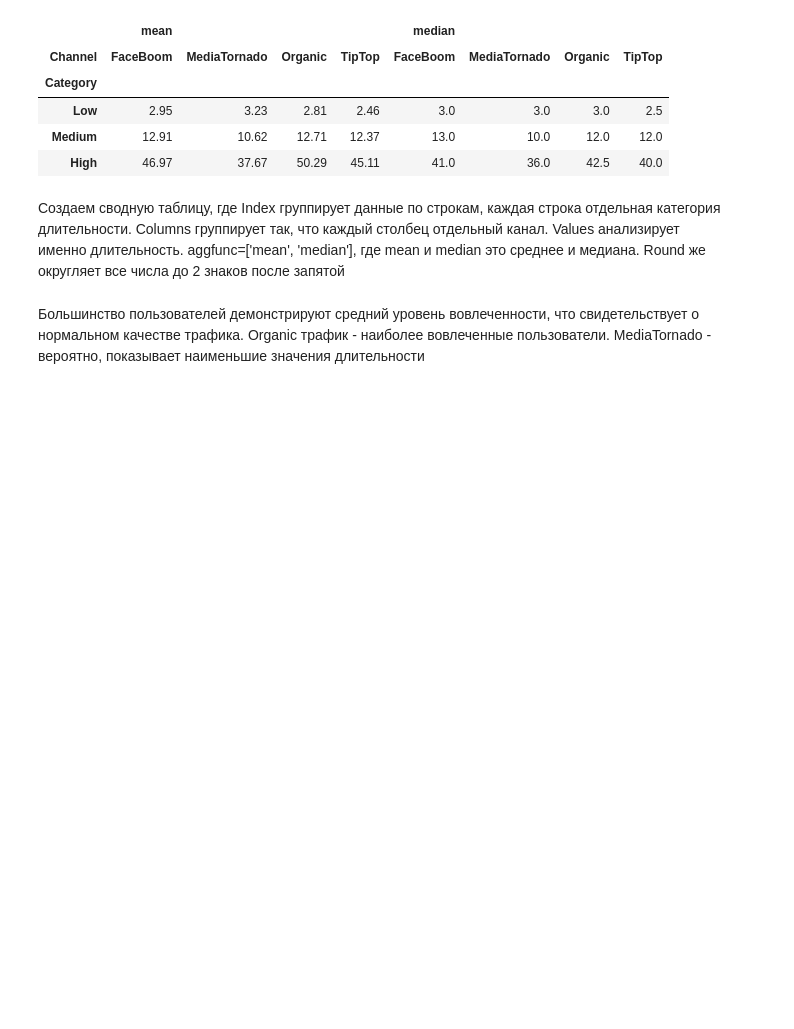
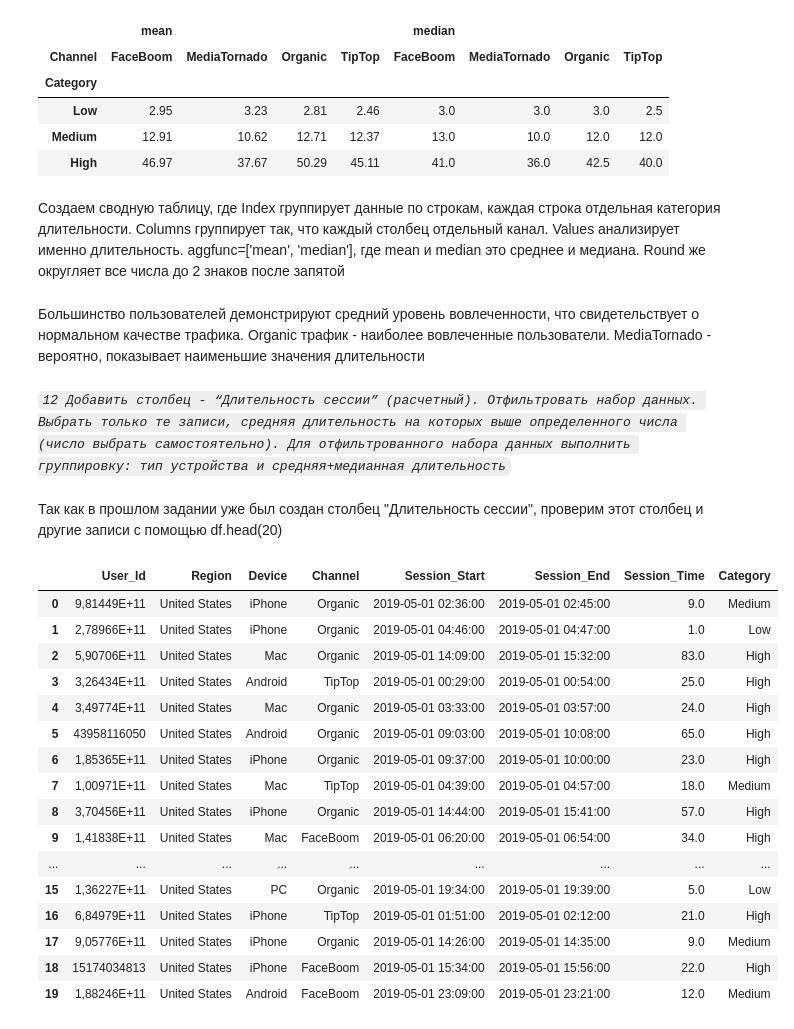
Before and after one commit to pol1np/Lab1, a Jupyter notebook: ЛР1_Проценко_6.ipynb, the cells around one changed output. Cells and saved outputs as stored; diff of their text form; code cells hidden in the pictures; blank space fills up the shorter version.

```diff
--- a/ЛР1_Проценко_6.ipynb
+++ b/ЛР1_Проценко_6.ipynb
@@ -363,3 +362,29 @@ pivot_table
 Создаем сводную таблицу, где Index группирует данные по строкам, каждая строка отдельная категория длительности. Columns группирует так, что каждый столбец отдельный канал. Values анализирует именно длительность. aggfunc=['mean', 'median'], где mean и median это среднее и медиана. Round же округляет все числа до 2 знаков после запятой
 # %% [markdown]
 Большинство пользователей демонстрируют средний уровень вовлеченности, что свидетельствует о нормальном качестве трафика. Organic трафик - наиболее вовлеченные пользователи. MediaTornado - вероятно, показывает наименьшие значения длительности
+# %% [markdown]
+*`12 Добавить столбец - “Длительность сессии” (расчетный). Отфильтровать набор данных. Выбрать только те записи, средняя длительность на которых выше
+определенного числа (число выбрать самостоятельно). Для отфильтрованного набора данных выполнить группировку: тип устройства и средняя+медианная
+длительность`*
+# %% [markdown]
+Так как в прошлом задании уже был создан столбец "Длительность сессии", проверим этот столбец и другие записи с помощью df.head(20)
+# %%
+df.head(20)
+# %% [output]
+|  | User_Id | Region | Device | Channel | Session_Start | Session_End | Session_Time | Category |
+| 0 | 9,81449E+11 | United States | iPhone | Organic | 2019-05-01 02:36:00 | 2019-05-01 02:45:00 | 9.0 | Medium |
+| 1 | 2,78966E+11 | United States | iPhone | Organic | 2019-05-01 04:46:00 | 2019-05-01 04:47:00 | 1.0 | Low |
+| 2 | 5,90706E+11 | United States | Mac | Organic | 2019-05-01 14:09:00 | 2019-05-01 15:32:00 | 83.0 | High |
+| 3 | 3,26434E+11 | United States | Android | TipTop | 2019-05-01 00:29:00 | 2019-05-01 00:54:00 | 25.0 | High |
+| 4 | 3,49774E+11 | United States | Mac | Organic | 2019-05-01 03:33:00 | 2019-05-01 03:57:00 | 24.0 | High |
+| 5 | 43958116050 | United States | Android | Organic | 2019-05-01 09:03:00 | 2019-05-01 10:08:00 | 65.0 | High |
+| 6 | 1,85365E+11 | United States | iPhone | Organic | 2019-05-01 09:37:00 | 2019-05-01 10:00:00 | 23.0 | High |
+| 7 | 1,00971E+11 | United States | Mac | TipTop | 2019-05-01 04:39:00 | 2019-05-01 04:57:00 | 18.0 | Medium |
+| 8 | 3,70456E+11 | United States | iPhone | Organic | 2019-05-01 14:44:00 | 2019-05-01 15:41:00 | 57.0 | High |
+| 9 | 1,41838E+11 | United States | Mac | FaceBoom | 2019-05-01 06:20:00 | 2019-05-01 06:54:00 | 34.0 | High |
+| ... | ... | ... | ... | ... | ... | ... | ... | ... |
+| 15 | 1,36227E+11 | United States | PC | Organic | 2019-05-01 19:34:00 | 2019-05-01 19:39:00 | 5.0 | Low |
+| 16 | 6,84979E+11 | United States | iPhone | TipTop | 2019-05-01 01:51:00 | 2019-05-01 02:12:00 | 21.0 | High |
+| 17 | 9,05776E+11 | United States | iPhone | Organic | 2019-05-01 14:26:00 | 2019-05-01 14:35:00 | 9.0 | Medium |
+| 18 | 15174034813 | United States | iPhone | FaceBoom | 2019-05-01 15:34:00 | 2019-05-01 15:56:00 | 22.0 | High |
+| 19 | 1,88246E+11 | United States | Android | FaceBoom | 2019-05-01 23:09:00 | 2019-05-01 23:21:00 | 12.0 | Medium |
```
Also changed, not shown: parts of 16 cells of this notebook.
